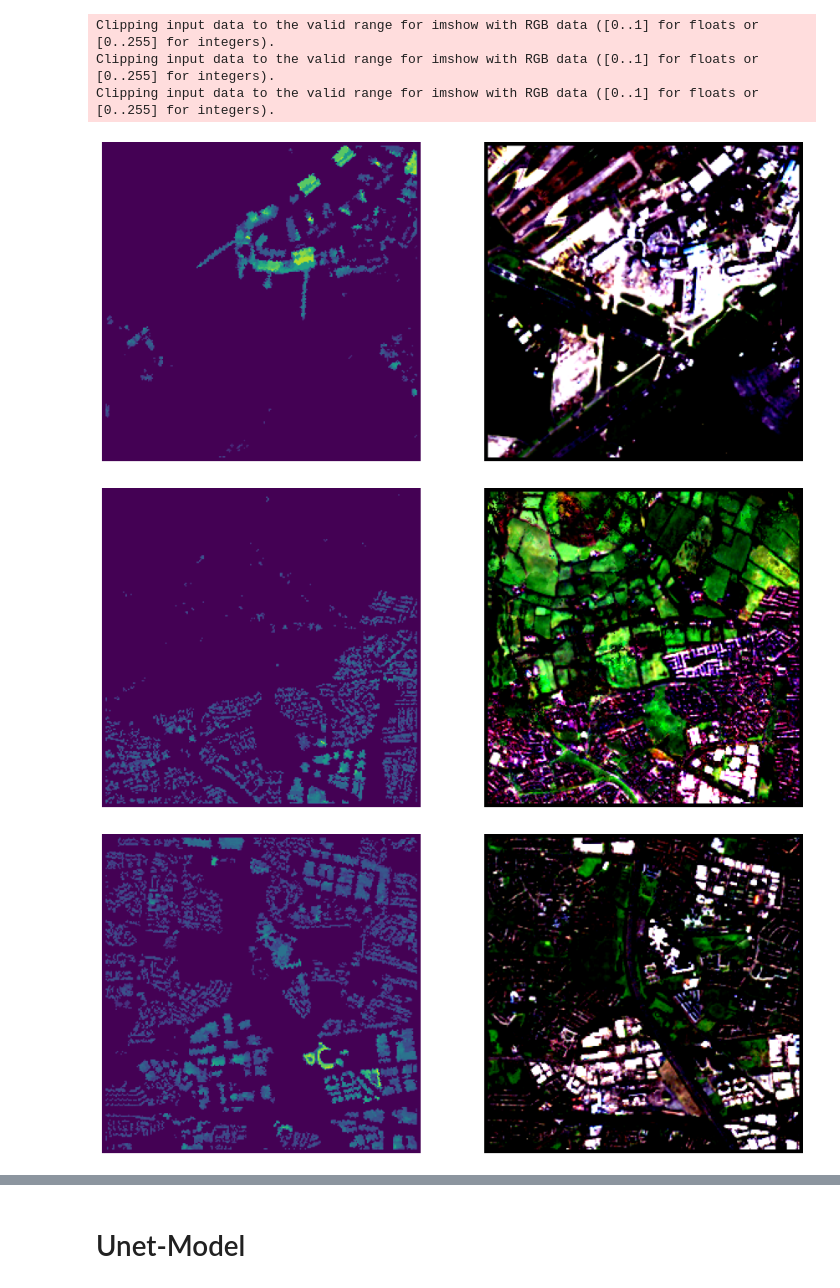
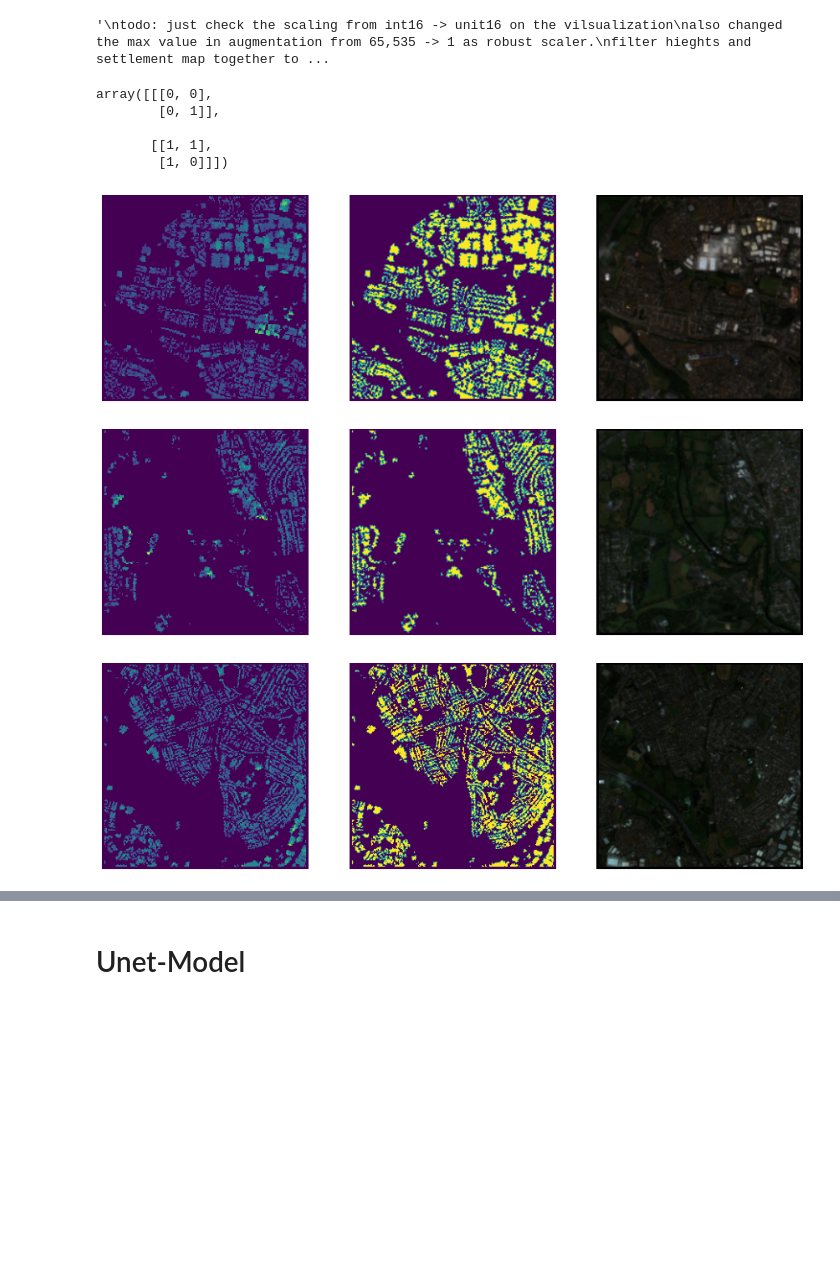
Before and after one commit to Ekeany/Ireland_building_heights, a Jupyter notebook: Modelling/Modelling/Unet_Modelling.ipynb, the cells around one changed output, grey strips where cells are left out. Cells and saved outputs as stored; diff of their text form; code cells hidden in the pictures; blank space fills up the shorter version.

```diff
--- a/Modelling/Modelling/Unet_Modelling.ipynb
+++ b/Modelling/Modelling/Unet_Modelling.ipynb
@@ -1,6 +1,7 @@
 # %%
 from tensorflow.keras.preprocessing.image import ImageDataGenerator
 from sklearn.preprocessing import StandardScaler, RobustScaler, MinMaxScaler
+import tensorflow as tf
 import matplotlib.pyplot as plt
 import albumentations as A
 import numpy as np
@@ -8,6 +9,30 @@ import keras
 import glob
 import cv2
 import os
+
+'''
+todo: just check the scaling from int16 -> unit16 on the vilsualization
+also changed the max value in augmentation from 65,535 -> 1 as robust scaler.
+filter hieghts and settlement map together to be one thing
+mask stailte  images to settlement map
+predicitions visualize only scale the visualized rgb and keep it normal for preds
+create my own error metric maybe loss
+
+'''
+# %% [output]
+'\ntodo: just check the scaling from int16 -> unit16 on the vilsualization\nalso changed the max value in augmentation from 65,535 -> 1 as robust scaler.\nfilter hieghts and settlement map together to ...
+# %%
+x = np.random.rand(2,2)
+y = np.random.rand(2,2)
+# %%
+test = np.array([x,y])
+np.where(test>0.5,1,0)
+# %% [output]
+array([[[0, 0],
+        [0, 1]],
+
+       [[1, 1],
+        [1, 0]]])
 # %%
 class DataGenerator(keras.utils.Sequence):
 
@@ -211,9 +236,29 @@ def create_rgb_scene(image, r=10, g=2, b=0):
     return img_rgb
 
 
-def visulaize(augments='', train=True):
+def visulaize(train=True):
 
-    data = DataGenerator(augmentations=augments, visualize=True, train=train).__getitem__(1)
+    augmentations_visualize = A.Compose([
+
+        # need to convert uint (0,65535) -> float (0-1)
+        #A.ToFloat(max_value=65535.0),
+        A.ToFloat(1),
+
+        # spatial transforms
+        A.RandomResizedCrop(width=250, height=250, p=0.2),
+        A.HorizontalFlip(p=0.25),
+        A.VerticalFlip(p=0.25),
+        A.RandomRotate90(p=0.25),
+        A.ShiftScaleRotate(p=0.25),
+
+        # pixel distortions
+        A.RandomBrightnessContrast(p=0.2),
+        A.RandomBrightness(p=0.2),
+        A.RandomGamma(p=0.2),
+
+    ])
+
+    data = DataGenerator(augmentations=augmentations_visualize, visualize=True, train=train).__getitem__(1)
 
     for i in range(len(data[0])):
 
@@ -221,53 +266,53 @@ def visulaize(augments='', train=True):
         y = data[1][i]
 
         rgb_image = create_rgb_scene(X)
-
+        settlement_image = X[:,:,-1]
         height_image = y
 
         fig = plt.figure(figsize=(15, 15))
-        ax1 = fig.add_subplot(1,2,1)
+        ax1 = fig.add_subplot(1,3,1)
         ax1.axis('off')
         ax1.imshow(height_image)
 
-        ax2 = fig.add_subplot(1,2,2)
+        ax2 = fig.add_subplot(1,3,2)
         ax2.axis('off')
-        ax2.imshow(rgb_image)
+        ax2.imshow(settlement_image)
+
+        ax3 = fig.add_subplot(1,3,3)
+        ax3.axis('off')
+        ax3.imshow(rgb_image)
 
 
 augmentations_train = A.Compose([
 
     # need to convert uint (0,65535) -> float (0-1)
-    #A.ToFloat(max_value=65535.0),
-    A.ToFloat(1),
+    A.ToFloat(max_value=65535.0),
 
     # spatial transforms
     A.RandomResizedCrop(width=250, height=250, p=0.2),
     A.HorizontalFlip(p=0.25),
     A.VerticalFlip(p=0.25),
     A.RandomRotate90(p=0.25),
     A.ShiftScaleRotate(p=0.25),
 
     # pixel distortions
     A.RandomBrightnessContrast(p=0.2),
     A.RandomBrightness(p=0.2),
     A.RandomGamma(p=0.2),
 
     ])
 
 
 augmentations_test = A.Compose([
 
     # need to convert uint (0,65535) -> float (0-1)
     A.ToFloat(max_value=65535.0),
 
     ])
 
 
-visulaize(augmentations_train, train=True)
+visulaize(train=True)
 # %% [output]
-Clipping input data to the valid range for imshow with RGB data ([0..1] for floats or [0..255] for integers).
-Clipping input data to the valid range for imshow with RGB data ([0..1] for floats or [0..255] for integers).
-Clipping input data to the valid range for imshow with RGB data ([0..1] for floats or [0..255] for integers).
-[figure, old version]
+[figure, new version]
-[figure, old version]
+[figure, new version]
-[figure, old version]
+[figure, new version]
```
Also changed, not shown: parts of 7 cells of this notebook.
